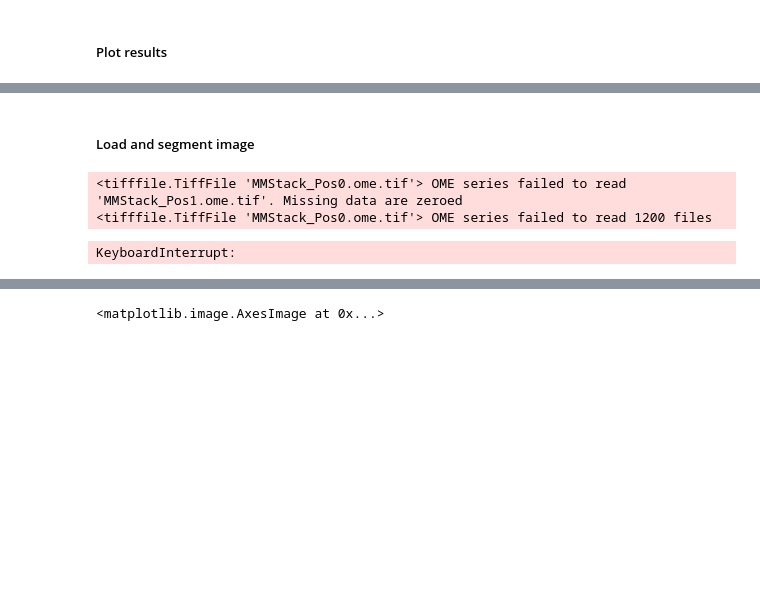
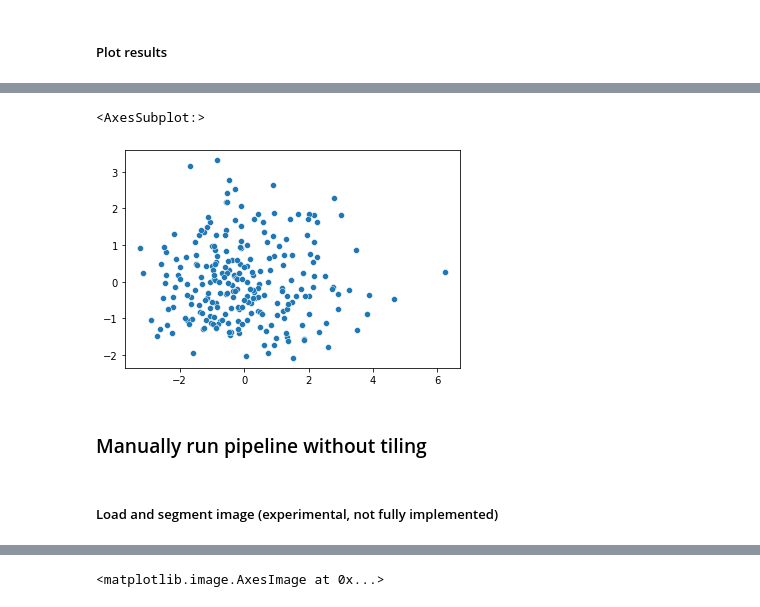
Before and after one commit to Computational-Morphogenomics-Group/TensionMap, a Jupyter notebook: example.ipynb, the cells around one changed output, grey strips where cells are left out. Saved outputs shown, nothing was run; the diff lists cells and outputs as text; code cells hidden in the pictures; blank space fills up the shorter version.

```diff
--- a/example.ipynb
+++ b/example.ipynb
@@ -43,13 +76,17 @@ tiling.plot(['CAP'])
+# %%
+# Plot cells in force space
+# PCA on force inference results
+force_res = results[['pressure','stresstensor_eigval1','stresstensor_eigval2','stresstensor_orientation','stresstensor_anisotropy']].to_numpy()
+force_res_norm = scale(force_res)
+
+force_pca = PCA()
+force_pca_res = force_pca.fit_transform(force_res_norm)
+
+sns.scatterplot(force_pca_res[:,0], force_pca_res[:,1] )
+# %% [output]
+<AxesSubplot:>
+[figure, added]
+# %% [markdown]
+### Manually run pipeline without tiling
 # %% [markdown]
-##### Load and segment image
+##### Load and segment image (experimental, not fully implemented)
-# %%
-img_test = skimage.io.imread('./Images/MMStack_Pos0.ome.tif')
-img_test = img_test[2,:,:,:]
-img_test = img_test[:,:,[0,1,3]]
-seg = Segmenter(images=img_test, labelled=True)
-segmented_image = seg.segment_image(channels=[1,3])
-print('done')
-# %% [output]
-<tifffile.TiffFile 'MMStack_Pos0.ome.tif'> OME series failed to read 'MMStack_Pos1.ome.tif'. Missing data are zeroed
-<tifffile.TiffFile 'MMStack_Pos0.ome.tif'> OME series failed to read 1200 files
-KeyboardInterrupt:
```
Also changed, not shown: parts of 10 cells of this notebook, 5 other files.
